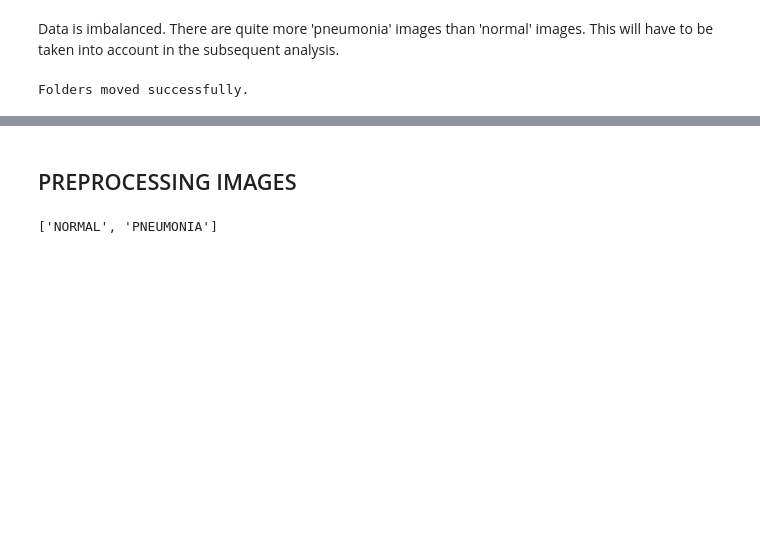
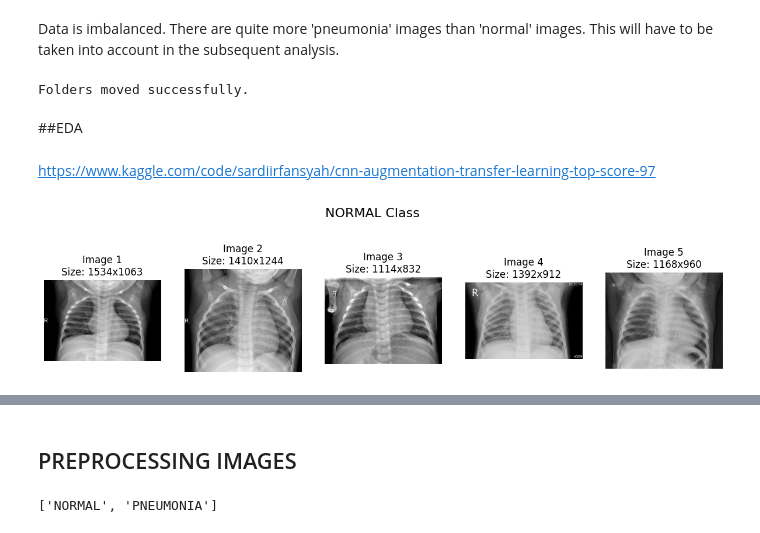
Before and after one commit to mafaves/AI-projects, a Jupyter notebook: image_dataset/Chest_X-Ray_Images_Pneumonia/chest_x_ray_pneumonia.ipynb, the cells around one changed output, grey strips where cells are left out. Cells and saved outputs as stored; diff of their text form; code cells hidden in the pictures; blank space fills up the shorter version.

```diff
--- a/image_dataset/Chest_X-Ray_Images_Pneumonia/chest_x_ray_pneumonia.ipynb
+++ b/image_dataset/Chest_X-Ray_Images_Pneumonia/chest_x_ray_pneumonia.ipynb
@@ -146,3 +144,7 @@ for folder_name in ['NORMAL', 'PNEUMONIA']:
 print("Folders moved successfully.")
 # %% [output]
 Folders moved successfully.
+# %% [markdown]
+##EDA
+# %% [markdown]
+https://www.kaggle.com/code/sardiirfansyah/cnn-augmentation-transfer-learning-top-score-97
@@ -148,0 +227,5 @@ Folders moved successfully.
+# %%
+# Plot images from the NORMAL folder
+plot_images_from_folder(normal_folder, 'NORMAL Class')
+# %% [output]
+[figure, added]
```
Also changed, not shown: parts of 10 cells of this notebook.
